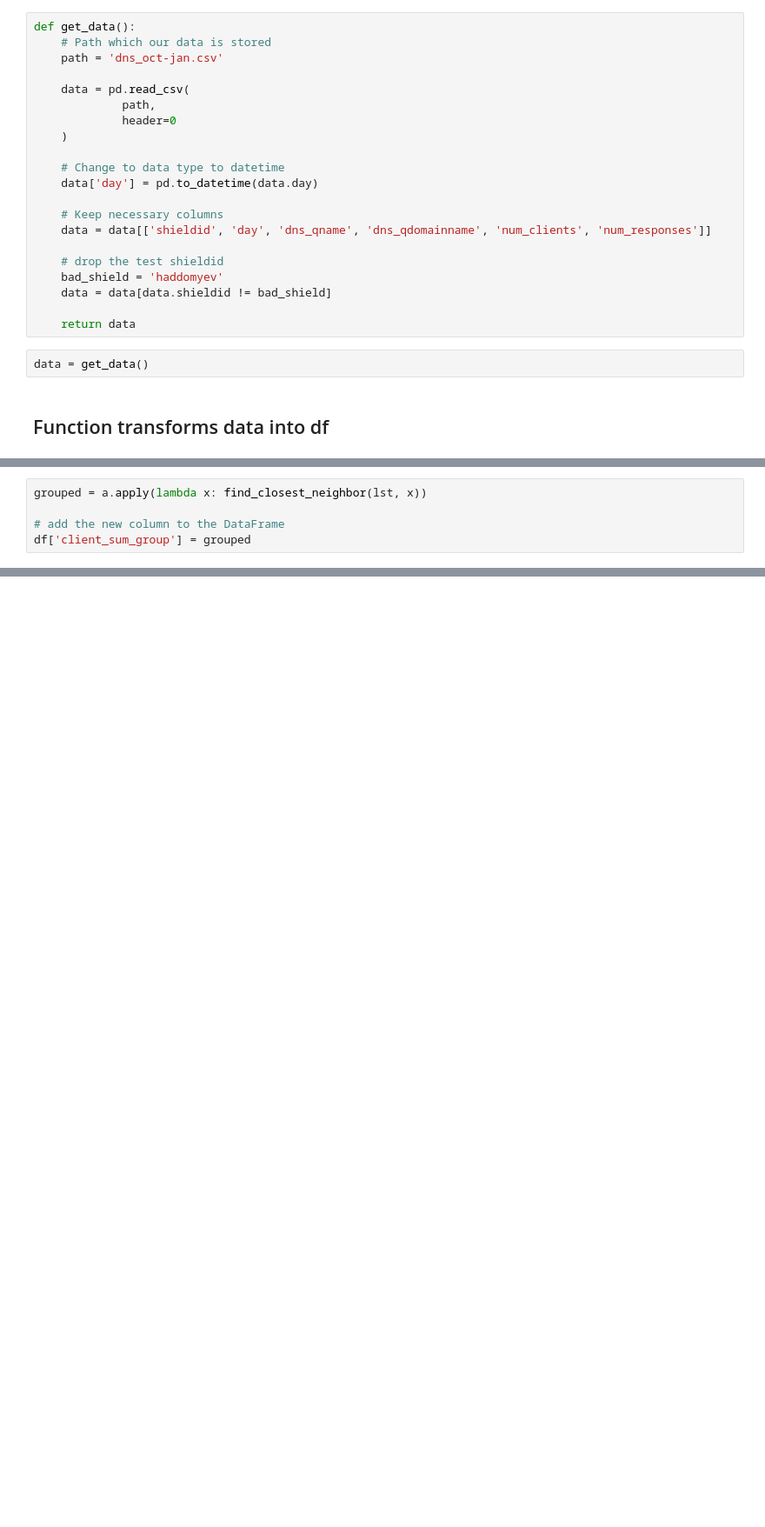
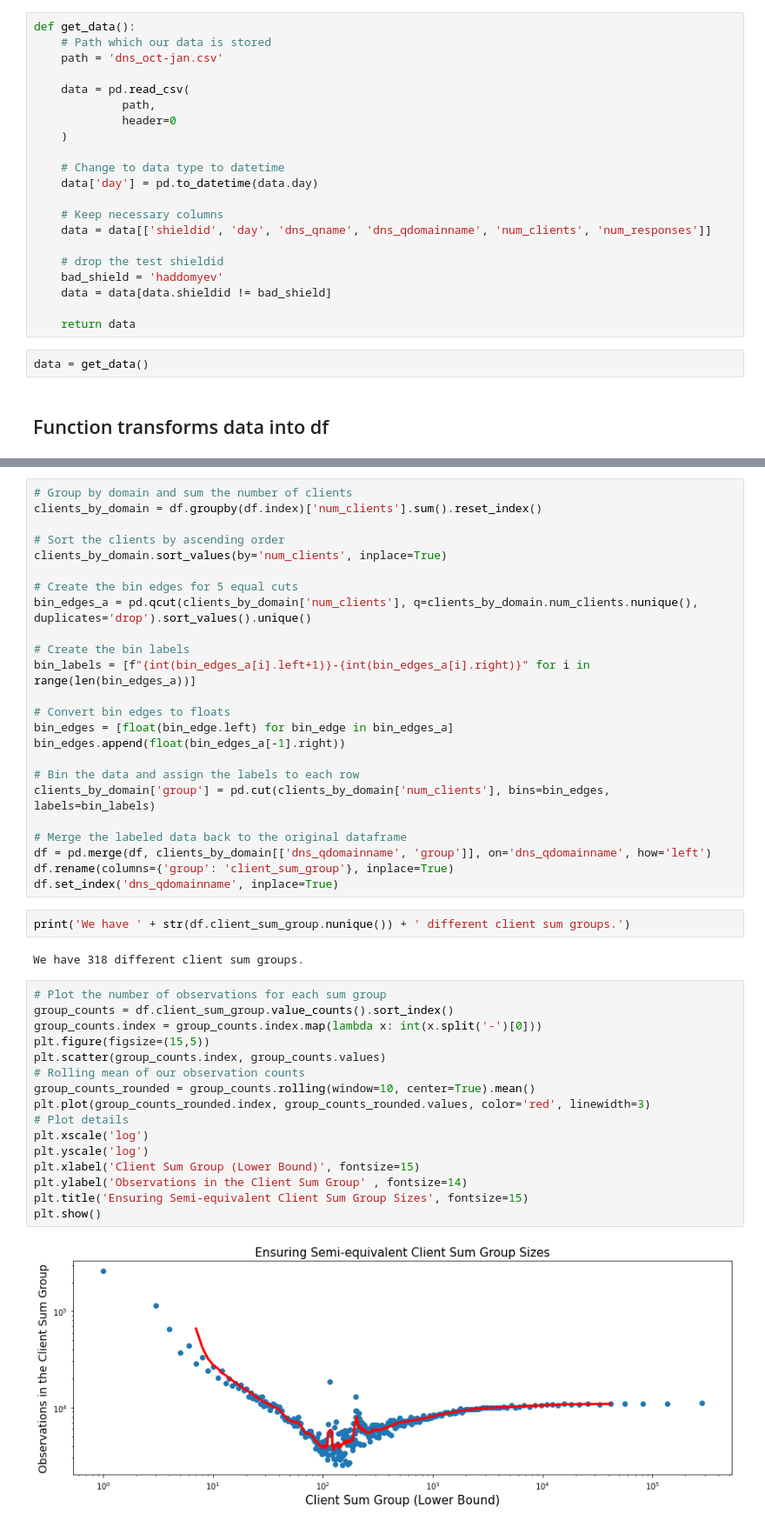
Before and after one commit to IntrusionINTZ/UniversityOfMontana_2023Spring, a Jupyter notebook: Luke/AnomalyFinder.ipynb, the cells around one changed output, grey strips where cells are left out. Shown at 87% size. Saved outputs shown, nothing was run; the diff lists cells and outputs as text; blank space fills up the shorter version.

Commit message:
Updated Anomaly Finder
I figured out how to approximately split into even client sum groups. Same needs to be done for responses, shieldids, and unique querry names.

```diff
--- a/Luke/AnomalyFinder.ipynb
+++ b/Luke/AnomalyFinder.ipynb
@@ -599,5 +35,0 @@ def find_closest_neighbor(lst, x):
-# %%
-grouped = a.apply(lambda x: find_closest_neighbor(lst, x))
-
-# add the new column to the DataFrame
-df['client_sum_group'] = grouped
@@ -617,0 +97,46 @@ find_closest_neighbor(0,lst)
+# %%
+# Group by domain and sum the number of clients
+clients_by_domain = df.groupby(df.index)['num_clients'].sum().reset_index()
+
+# Sort the clients by ascending order
+clients_by_domain.sort_values(by='num_clients', inplace=True)
+
+# Create the bin edges for 5 equal cuts
+bin_edges_a = pd.qcut(clients_by_domain['num_clients'], q=clients_by_domain.num_clients.nunique(), duplicates='drop').sort_values().unique()
+
+# Create the bin labels
+bin_labels = [f"{int(bin_edges_a[i].left+1)}-{int(bin_edges_a[i].right)}" for i in range(len(bin_edges_a))]
+
+# Convert bin edges to floats
+bin_edges = [float(bin_edge.left) for bin_edge in bin_edges_a]
+bin_edges.append(float(bin_edges_a[-1].right))
+
+# Bin the data and assign the labels to each row
+clients_by_domain['group'] = pd.cut(clients_by_domain['num_clients'], bins=bin_edges, labels=bin_labels)
+
+# Merge the labeled data back to the original dataframe
+df = pd.merge(df, clients_by_domain[['dns_qdomainname', 'group']], on='dns_qdomainname', how='left')
+df.rename(columns={'group': 'client_sum_group'}, inplace=True)
+df.set_index('dns_qdomainname', inplace=True)
+# %%
+print('We have ' + str(df.client_sum_group.nunique()) + ' different client sum groups.')
+# %% [output]
+We have 318 different client sum groups.
+# %%
+# Plot the number of observations for each sum group
+group_counts = df.client_sum_group.value_counts().sort_index()
+group_counts.index = group_counts.index.map(lambda x: int(x.split('-')[0]))
+plt.figure(figsize=(15,5))
+plt.scatter(group_counts.index, group_counts.values)
+# Rolling mean of our observation counts
+group_counts_rounded = group_counts.rolling(window=10, center=True).mean()
+plt.plot(group_counts_rounded.index, group_counts_rounded.values, color='red', linewidth=3)
+# Plot details
+plt.xscale('log')
+plt.yscale('log')
+plt.xlabel('Client Sum Group (Lower Bound)', fontsize=15)
+plt.ylabel('Observations in the Client Sum Group' , fontsize=14)
+plt.title('Ensuring Semi-equivalent Client Sum Group Sizes', fontsize=15)
+plt.show()
+# %% [output]
+[figure, added]
```
Also changed, not shown: parts of 74 cells of this notebook.
